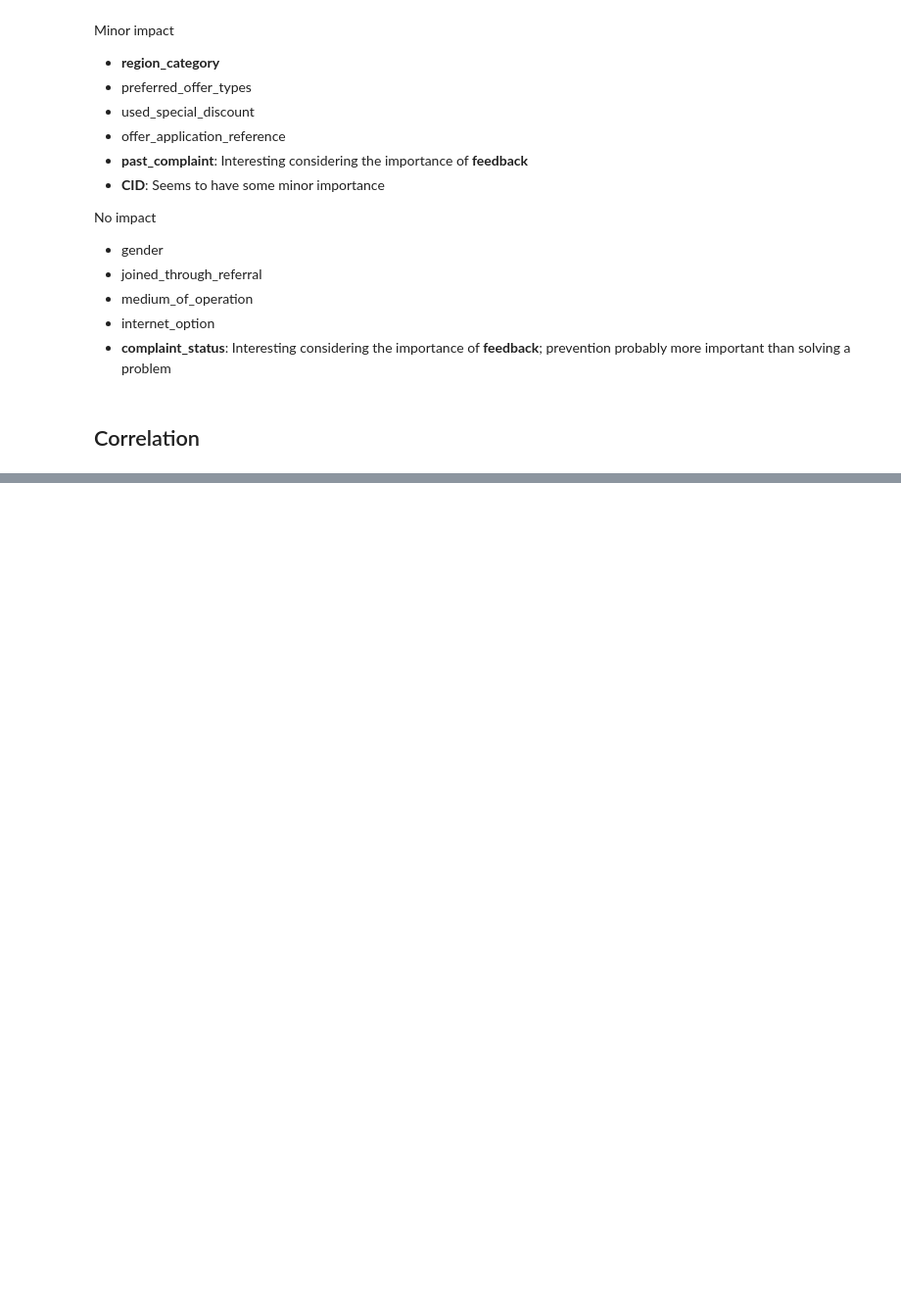
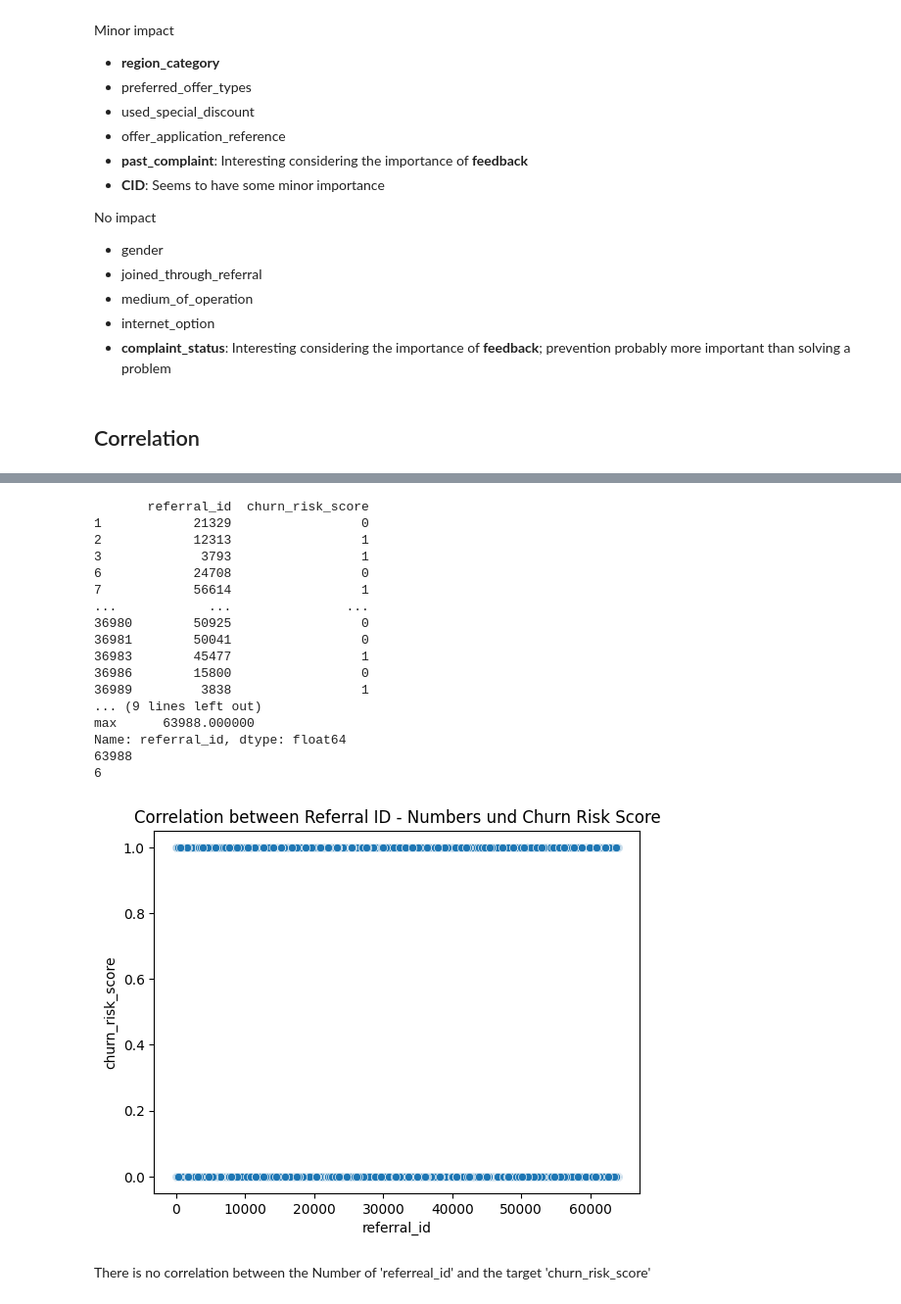
Before and after one commit to forster-j/churn-prediction, a Jupyter notebook: 03_EDA.ipynb, the cells around one changed output, grey strips where cells are left out. Shown at 98% size. Saved outputs shown, nothing was run; the diff lists cells and outputs as text; code cells hidden in the pictures; blank space fills up the shorter version.

```diff
--- a/03_EDA.ipynb
+++ b/03_EDA.ipynb
@@ -164,3 +273,37 @@ sns.heatmap
+# %%
+# check if the concrte CID-number has an influence on churn risk
+df_referral_number = df[['referral_id', 'churn_risk_score']][df['referral_id'].str.startswith('CID')]
+# delete 'CID' if its at the begiining to keep only the number
+df_referral_number['referral_id'] = df_referral_number['referral_id'].str.replace('CID', '')
+df_referral_number['referral_id'] = df_referral_number['referral_id'].astype(int)
+print(df_referral_number)
+print(df_referral_number['referral_id'].describe())
+print(df_referral_number['referral_id'].max())
+print(df_referral_number['referral_id'].min())
+sns.scatterplot(x='referral_id', y='churn_risk_score', data=df_referral_number)
+plt.title('Correlation between Referral ID - Numbers und Churn Risk Score')
+plt.show()
+# %% [output]
+       referral_id  churn_risk_score
+1            21329                 0
+2            12313                 1
+3             3793                 1
+6            24708                 0
+7            56614                 1
+...            ...               ...
+36980        50925                 0
+36981        50041                 0
+36983        45477                 1
+36986        15800                 0
+36989         3838                 1
+... (9 lines left out)
+max      63988.000000
+Name: referral_id, dtype: float64
+63988
+6
+[figure, added]
+# %% [markdown]
+There is no correlation between the Number of 'referreal_id' and the target 'churn_risk_score'
 # %% [markdown]
 ## Todo for cleaning
 ### features to be ordinal encoded after splitting:
```
Also changed, not shown: parts of 12 cells of this notebook, 1 other file.
